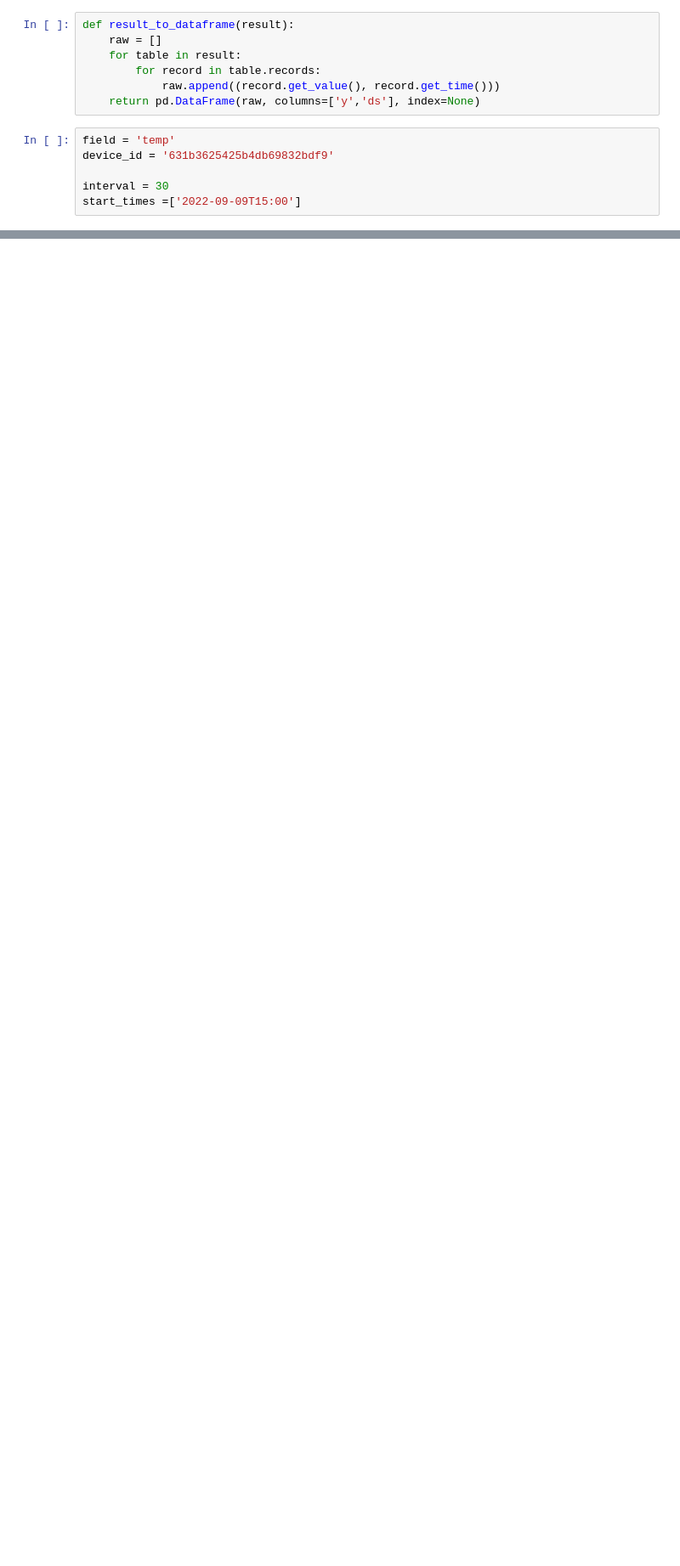
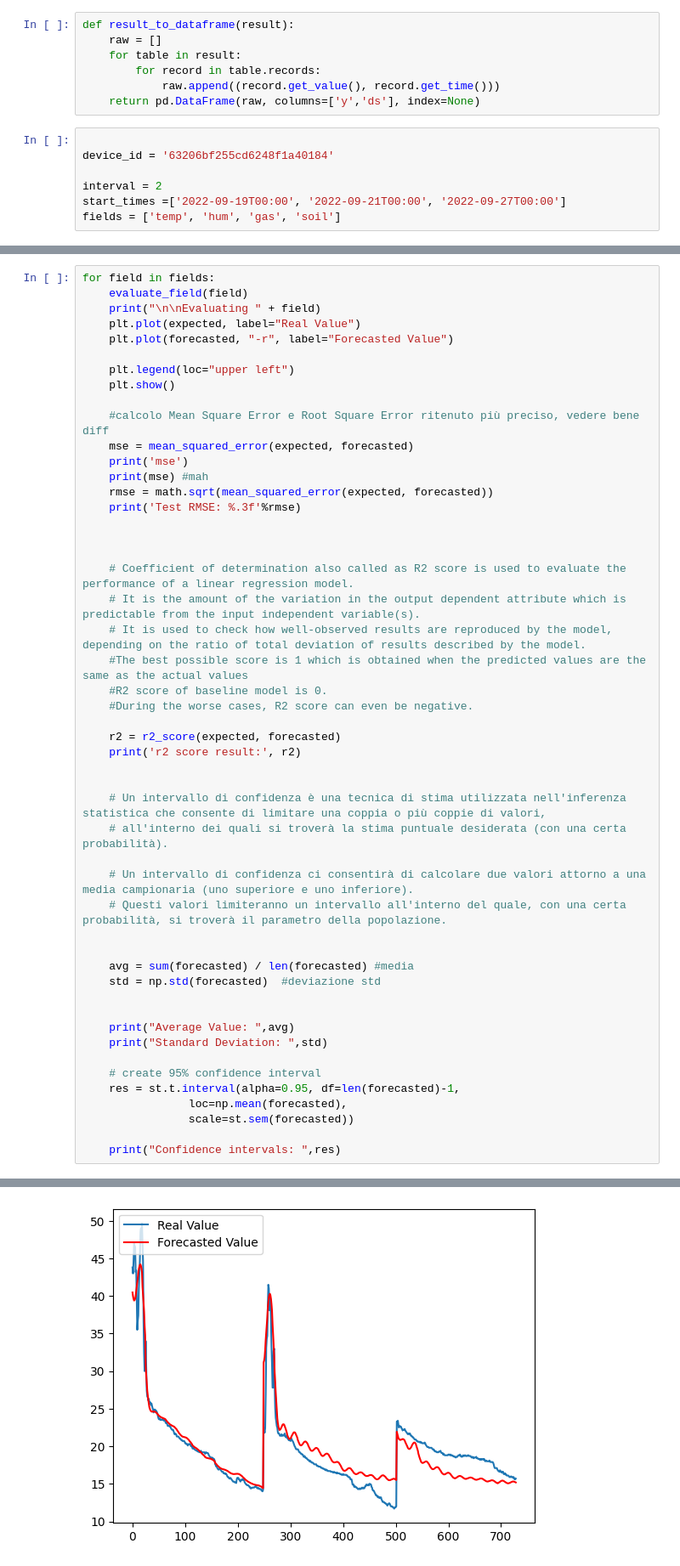
Before and after one commit to Vallasc/Low-energy-Outdoor-Monitoring, a Jupyter notebook: src/forecast/prophet_analysis.ipynb, the cells around one changed output, grey strips where cells are left out. Shown: that part at 85% size. Cells and saved outputs as stored; diff of their text form; blank space fills up the shorter version.

```diff
--- a/src/forecast/prophet_analysis.ipynb
+++ b/src/forecast/prophet_analysis.ipynb
@@ -34,11 +32,12 @@ def result_to_dataframe(result):
         for record in table.records:
             raw.append((record.get_value(), record.get_time()))
     return pd.DataFrame(raw, columns=['y','ds'], index=None)
-# %%
-field = 'temp'
-device_id = '631b3625425b4db69832bdf9'
-
-interval = 30
-start_times =['2022-09-09T15:00']
+# %%
+
+device_id = '63206bf255cd6248f1a40184'
+
+interval = 2
+start_times =['2022-09-19T00:00', '2022-09-21T00:00', '2022-09-27T00:00']
+fields = ['temp', 'hum', 'gas', 'soil']
 # %%
 
@@ -117,0 +103,51 @@ Check
+# %%
+for field in fields:
+	evaluate_field(field)
+	print("\n\nEvaluating " + field)
+	plt.plot(expected, label="Real Value")
+	plt.plot(forecasted, "-r", label="Forecasted Value")
+
+	plt.legend(loc="upper left")
+	plt.show()
+
+	#calcolo Mean Square Error e Root Square Error ritenuto più preciso, vedere bene diff
+	mse = mean_squared_error(expected, forecasted)
+	print('mse')
+	print(mse) #mah
+	rmse = math.sqrt(mean_squared_error(expected, forecasted))
+	print('Test RMSE: %.3f'%rmse)
+
+
+
+	# Coefficient of determination also called as R2 score is used to evaluate the performance of a linear regression model.
+	# It is the amount of the variation in the output dependent attribute which is predictable from the input independent variable(s).
+	# It is used to check how well-observed results are reproduced by the model, depending on the ratio of total deviation of results described by the model.
+	#The best possible score is 1 which is obtained when the predicted values are the same as the actual values
+	#R2 score of baseline model is 0.
+	#During the worse cases, R2 score can even be negative.
+
+	r2 = r2_score(expected, forecasted)
+	print('r2 score result:', r2)
+
+
+	# Un intervallo di confidenza è una tecnica di stima utilizzata nell'inferenza statistica che consente di limitare una coppia o più coppie di valori,
+	# all'interno dei quali si troverà la stima puntuale desiderata (con una certa probabilità).
+
+	# Un intervallo di confidenza ci consentirà di calcolare due valori attorno a una media campionaria (uno superiore e uno inferiore).
+	# Questi valori limiteranno un intervallo all'interno del quale, con una certa probabilità, si troverà il parametro della popolazione.
+
+
+	avg = sum(forecasted) / len(forecasted) #media
+	std = np.std(forecasted)  #deviazione std
+
+
+	print("Average Value: ",avg)
+	print("Standard Deviation: ",std)
+
+	# create 95% confidence interval
+	res = st.t.interval(alpha=0.95, df=len(forecasted)-1,
+				loc=np.mean(forecasted),
+				scale=st.sem(forecasted))
+
+	print("Confidence intervals: ",res)
+# %% [output]
@@ -117,0 +161 @@ Check
+[figure, added]
```
Also changed, not shown: parts of 4 cells of this notebook.
